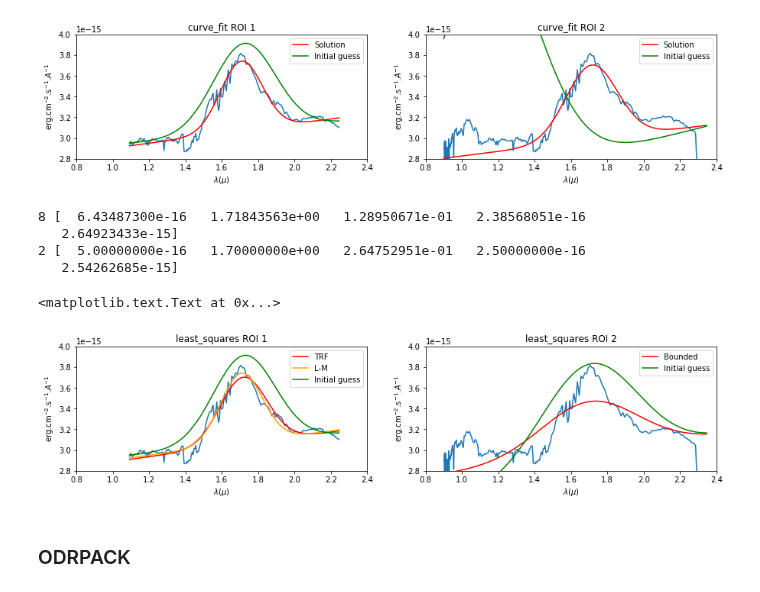
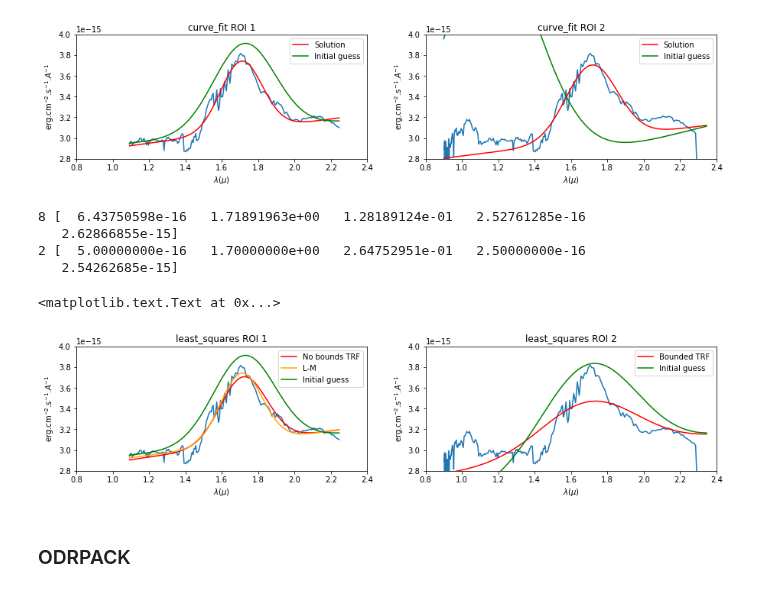
Before and after one commit to ibusko/experiments_specviz, a Jupyter notebook: curve_fit.ipynb, the cells around one changed output. Saved outputs shown, nothing was run; the diff lists cells and outputs as text; code cells hidden in the pictures.

```diff
--- a/curve_fit.ipynb
+++ b/curve_fit.ipynb
@@ -163,38 +163,38 @@ res_lsq_2 = least_squares(func_res, np.array(p2), args=(w2, f2), \
 s1 = res_lsq_1['x']
 s1_lm = res_lsq_1_lm['x']
 s2 = res_lsq_2['x']
 
 print(res_lsq_1['nfev'], s1)
 print(res_lsq_2['nfev'], s2)
 
 plt.figure(figsize=(15, 3))
 plt.subplot(121)
 plt.axis(plot_axis)
 plt.plot(w1, f1)
-plt.plot(w1, func(w1, s1[0], s1[1], s1[2], s1[3], s1[4]), color='red', label='TRF')
+plt.plot(w1, func(w1, s1[0], s1[1], s1[2], s1[3], s1[4]), color='red', label='No bounds TRF')
 plt.plot(w1, func(w1, s1_lm[0], s1_lm[1], s1_lm[2], s1_lm[3], s1_lm[4]), color='orange', label='L-M')
 plt.plot(w1, func(w1, p1[0], p1[1], p1[2], p1[3], p1[4]), color='green', label="Initial guess")
 plt.xlabel(x_label)
 plt.ylabel(y_label)
 plt.legend()
 plt.title("least_squares ROI 1")
 
 plt.subplot(122)
 plt.axis(plot_axis)
 plt.plot(w2, f2)
-plt.plot(w2, func(w2, s2[0], s2[1], s2[2], s2[3], s2[4]), color='red', label='Bounded')
+plt.plot(w2, func(w2, s2[0], s2[1], s2[2], s2[3], s2[4]), color='red', label='Bounded TRF')
 plt.plot(w2, func(w2, p2[0], p2[1], p2[2], p2[3], p2[4]), color='green', label="Initial guess")
 plt.xlabel(x_label)
 plt.ylabel(y_label)
 plt.legend()
 plt.title("least_squares ROI 2")
 # %% [output]
-8 [  6.43487300e-16   1.71843563e+00   1.28950671e-01   2.38568051e-16
-   2.64923433e-15]
+8 [  6.43750598e-16   1.71891963e+00   1.28189124e-01   2.52761285e-16
+   2.62866855e-15]
 2 [  5.00000000e-16   1.70000000e+00   2.64752951e-01   2.50000000e-16
    2.54262685e-15]
 <matplotlib.text.Text at 0x...>
-[figure, old version]
+[figure, new version]
 # %% [markdown]
 ### ODRPACK
 # %% [markdown]
```
Also changed, not shown: parts of 6 cells of this notebook.
